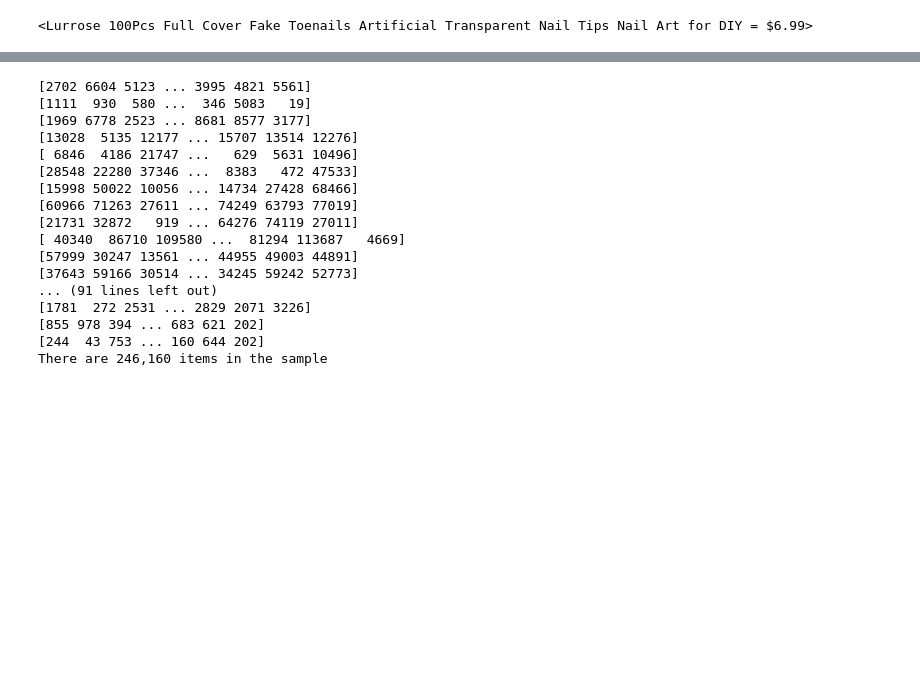
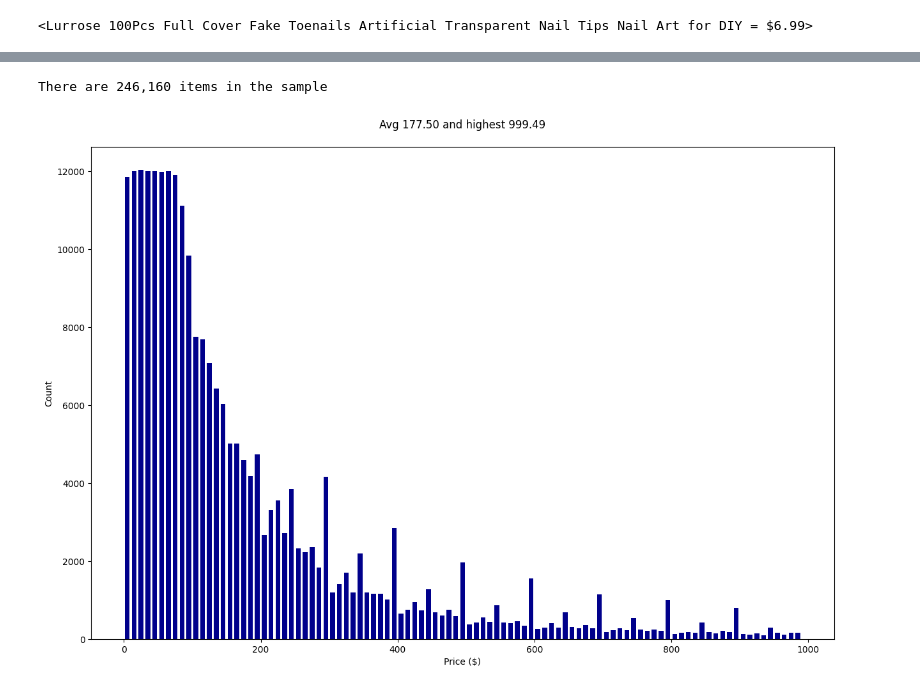
Before and after one commit to mightyoctopus/dataset-curation-data-cleanup, a Jupyter notebook: d2_data_curation_part2.ipynb, the cells around one changed output, grey strips where cells are left out. Drawn from its saved outputs; the diff is of its cells as text; code cells hidden in the pictures; blank space fills up the shorter version.

```diff
--- a/d2_data_curation_part2.ipynb
+++ b/d2_data_curation_part2.ipynb
@@ -177,45 +181,41 @@ print(items[0])
 slots = defaultdict(list)
 for item in items:
     slots[round(item.price)].append(item)
-# %%
-# Create a dataset called "sample" which tries to more evenly take from the range of prices
-# And gives more weight to items from categories other than Automotive
-# Set random seed for reproducibility
-
-np.random.seed(42)
-random.seed(42)
-
-samples = []
-
-for i in range(1, 1000):
-    slot = slots[i]
-
-    if i >= 240:
-        samples.extend(slot)
-    elif len(slot) <= 1200:
-        samples.extend(slot)
-    else:
-        weights = np.array([1 if item.category == "Electronics" else 5 for item in slot])
-        weights = weights / np.sum(weights)
-        selected_indices = np.random.choice(len(slot), size=1200, replace=False, p=weights)
-        selected = [slot]
-
-print(f"There are {len(samples):,} items in the sample")
-# %% [output]
-[2702 6604 5123 ... 3995 4821 5561]
-[1111  930  580 ...  346 5083   19]
-[1969 6778 2523 ... 8681 8577 3177]
-[13028  5135 12177 ... 15707 13514 12276]
-[ 6846  4186 21747 ...   629  5631 10496]
-[28548 22280 37346 ...  8383   472 47533]
-[15998 50022 10056 ... 14734 27428 68466]
-[60966 71263 27611 ... 74249 63793 77019]
-[21731 32872   919 ... 64276 74119 27011]
-[ 40340  86710 109580 ...  81294 113687   4669]
-[57999 30247 13561 ... 44955 49003 44891]
-[37643 59166 30514 ... 34245 59242 52773]
-... (91 lines left out)
-[1781  272 2531 ... 2829 2071 3226]
-[855 978 394 ... 683 621 202]
-[244  43 753 ... 160 644 202]
-There are 246,160 items in the sample
+# %%
+# Create a dataset called "sample" which tries to more evenly take from the range of prices
+# And gives more weight to items from categories other than Automotive
+# Set random seed for reproducibility
+
+np.random.seed(42)
+random.seed(42)
+
+samples = []
+
+for i in range(1, 1000):
+    slot = slots[i]
+    if i >= 240:
+        samples.extend(slot)
+    elif len(slot) <= 1200:
+        samples.extend(slot)
+    else:
+        weights = np.array([1 if item.category == "Electronics" else 5 for item in slot])
+        weights = weights / sum(weights)
+        selected_indices = np.random.choice(len(slot), size=1200, replace=False, p=weights)
+        selected = [slot[i] for i in selected_indices]
+        samples.extend(selected)
+
+print(f"There are {len(samples):,} items in the sample")
+# %% [output]
+There are 246,160 items in the sample
+# %%
+# Plot the distribution of prices in sample
+
+prices = [float(item.price) for item in samples]
+plt.figure(figsize=(15, 10))
+plt.title(f"Avg {sum(prices)/len(prices):.2f} and highest {max(prices):,.2f}\n")
+plt.xlabel('Price ($)')
+plt.ylabel('Count')
+plt.hist(prices, rwidth=0.7, color="darkblue", bins=range(0, 1000, 10))
+plt.show()
+# %% [output]
+[figure, added]
```
Also changed, not shown: parts of 4 cells of this notebook.
